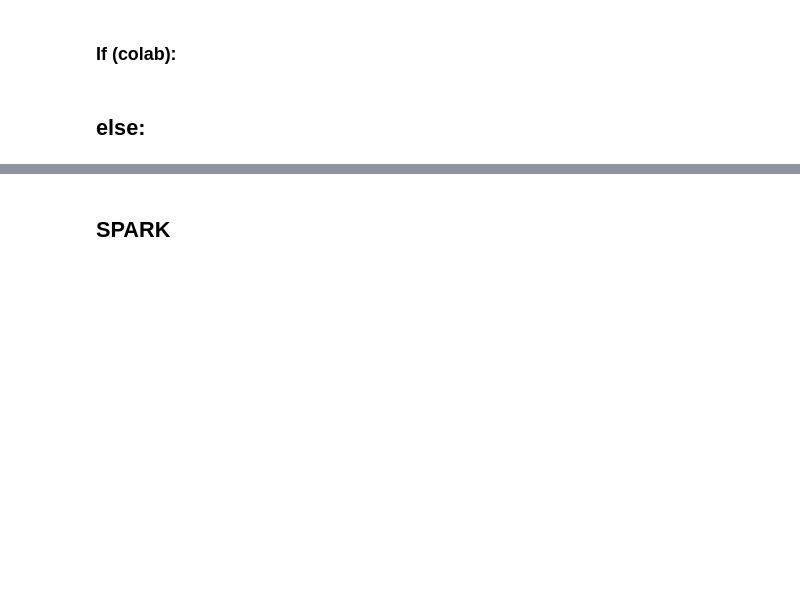
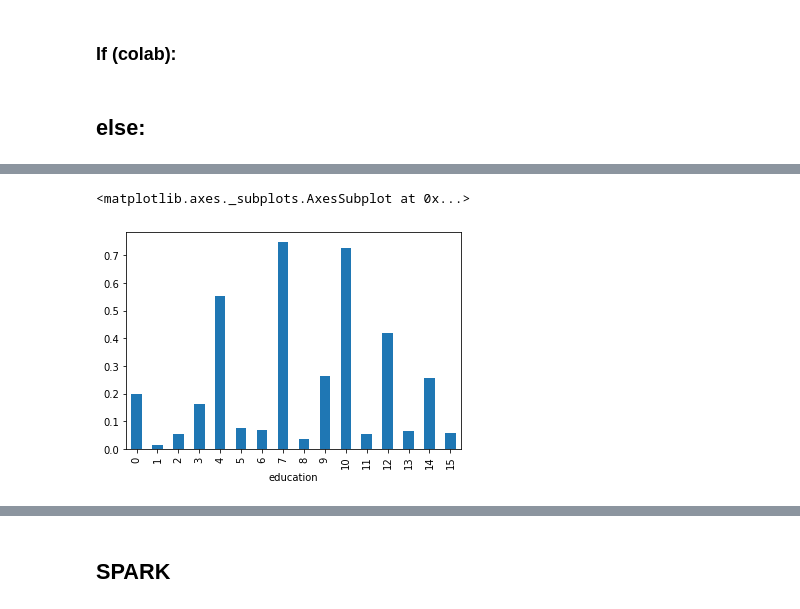
Before and after one commit to marcomilanesio/marcomilanesio.github.io, a Jupyter notebook: material/8/salary.ipynb, the cells around one changed output, grey strips where cells are left out. Cells and saved outputs as stored; diff of their text form; code cells hidden in the pictures; blank space fills up the shorter version.

```diff
--- a/material/8/salary.ipynb
+++ b/material/8/salary.ipynb
@@ -17,0 +90,8 @@ print(df.columns)
+# %%
+# df.dropna works with np.nan values
+# translate first "? -> np.nan"
+df['workclass'] = df['workclass'].replace('?', np.nan)
+df['occupation'] = df['occupation'].replace('?', np.nan)
+
+# delete after
+df.dropna(how='any', inplace=True)
@@ -17,0 +104,2 @@ print(df.columns)
+# %%
+df['income'] = df['income'].map({'<=50K': 0, '>50K': 1})
@@ -17,0 +121,2 @@ print(df.columns)
+# %%
+df['gender'] = df['gender'].map({'Male': 0, 'Female': 1})
@@ -17,0 +134,7 @@ print(df.columns)
+# %%
+df['race'] = df['race'].map({'Black': 0, 'Asian-Pac-Islander': 1, 'Other': 2, 'White': 3, 'Amer-Indian-Eskimo': 4})
+df['marital-status'] = df['marital-status'].map({'Married-spouse-absent': 0, 'Widowed': 1, 'Married-civ-spouse': 2, 'Separated': 3, 'Divorced': 4,'Never-married': 5, 'Married-AF-spouse': 6})
+df['workclass'] = df['workclass'].map({'Self-emp-inc': 0, 'State-gov': 1,'Federal-gov': 2, 'Without-pay': 3, 'Local-gov': 4,'Private': 5, 'Self-emp-not-inc': 6})
+df['education'] = df['education'].map({'Some-college': 0, 'Preschool': 1, '5th-6th': 2, 'HS-grad': 3, 'Masters': 4, '12th': 5, '7th-8th': 6, 'Prof-school': 7,'1st-4th': 8, 'Assoc-acdm': 9, 'Doctorate': 10, '11th': 11,'Bachelors': 12, '10th': 13,'Assoc-voc': 14,'9th': 15})
+df['occupation'] = df['occupation'].map({ 'Farming-fishing': 1, 'Tech-support': 2, 'Adm-clerical': 3, 'Handlers-cleaners': 4, 'Prof-specialty': 5,'Machine-op-inspct': 6, 'Exec-managerial': 7,'Priv-house-serv': 8,'Craft-repair': 9,'Sales': 10, 'Transport-moving': 11, 'Armed-Forces': 12, 'Other-service': 13,'Protective-serv':14})
+df['relationship'] = df['relationship'].map({'Not-in-family': 0, 'Wife': 1, 'Other-relative': 2, 'Unmarried': 3,'Husband': 4,'Own-child': 5})
@@ -17,0 +150,8 @@ print(df.columns)
+# %%
+import matplotlib.pyplot as plt
+%matplotlib inline
+
+df.groupby('education').income.mean().plot(kind='bar')
+# %% [output]
+<matplotlib.axes._subplots.AxesSubplot at 0x...>
+[figure, added]
```
Also changed, not shown: parts of 24 cells of this notebook, 1 other file.
